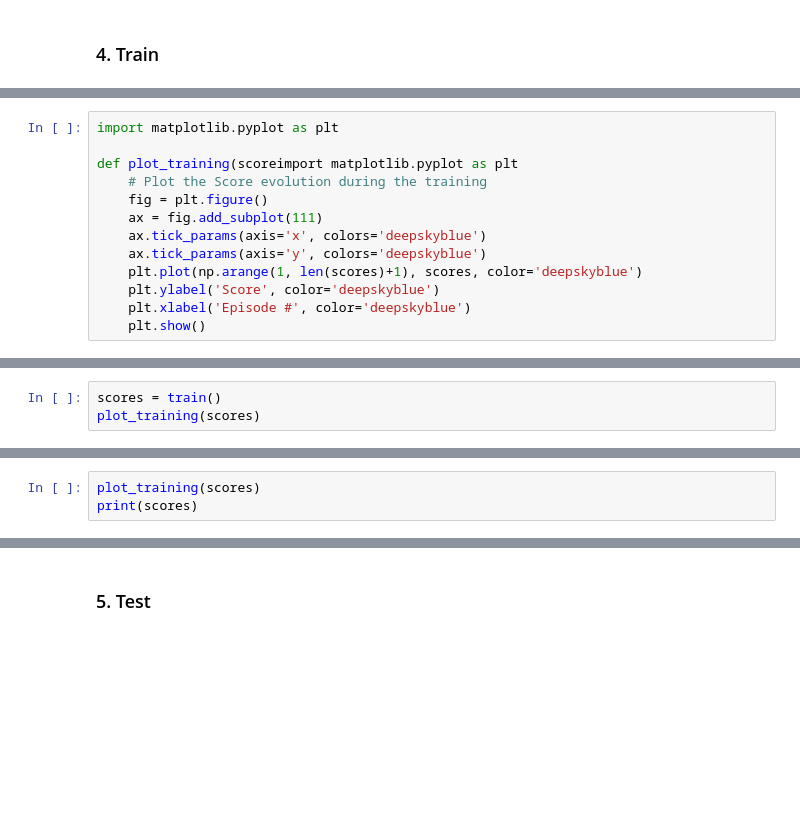
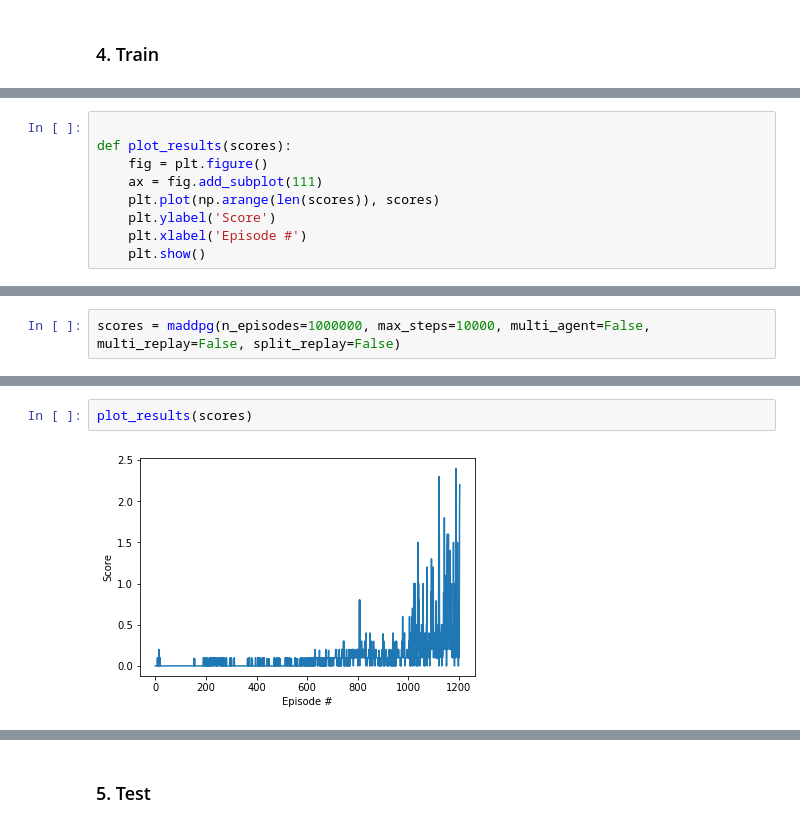
Before and after one commit to bobd988/collab-compet, a Jupyter notebook: Tennis.ipynb, the cells around one changed output, grey strips where cells are left out. Drawn from its saved outputs; the diff is of its cells as text; blank space fills up the shorter version.

```diff
--- a/Tennis.ipynb
+++ b/Tennis.ipynb
@@ -131,13 +157,9 @@ When finished, you can close the environment.
 # %%
-import matplotlib.pyplot as plt
 
-def plot_training(scoreimport matplotlib.pyplot as plt
-    # Plot the Score evolution during the training
+def plot_results(scores):
     fig = plt.figure()
     ax = fig.add_subplot(111)
-    ax.tick_params(axis='x', colors='deepskyblue')
-    ax.tick_params(axis='y', colors='deepskyblue')
-    plt.plot(np.arange(1, len(scores)+1), scores, color='deepskyblue')
-    plt.ylabel('Score', color='deepskyblue')
-    plt.xlabel('Episode #', color='deepskyblue')
+    plt.plot(np.arange(len(scores)), scores)
+    plt.ylabel('Score')
+    plt.xlabel('Episode #')
     plt.show()
@@ -217,3 +165,0 @@ def train():
-# %%
-scores = train()
-plot_training(scores)
@@ -239,3 +165,0 @@ KeyboardInterrupt:
-# %%
-plot_training(scores)
-print(scores)
@@ -241,0 +241,2 @@ print(scores)
+# %%
+scores = maddpg(n_episodes=1000000, max_steps=10000, multi_agent=False, multi_replay=False, split_replay=False)
@@ -241,0 +278,4 @@ print(scores)
+# %%
+plot_results(scores)
+# %% [output]
+[figure, added]
```
Also changed, not shown: parts of 17 cells of this notebook, 18 other files.
